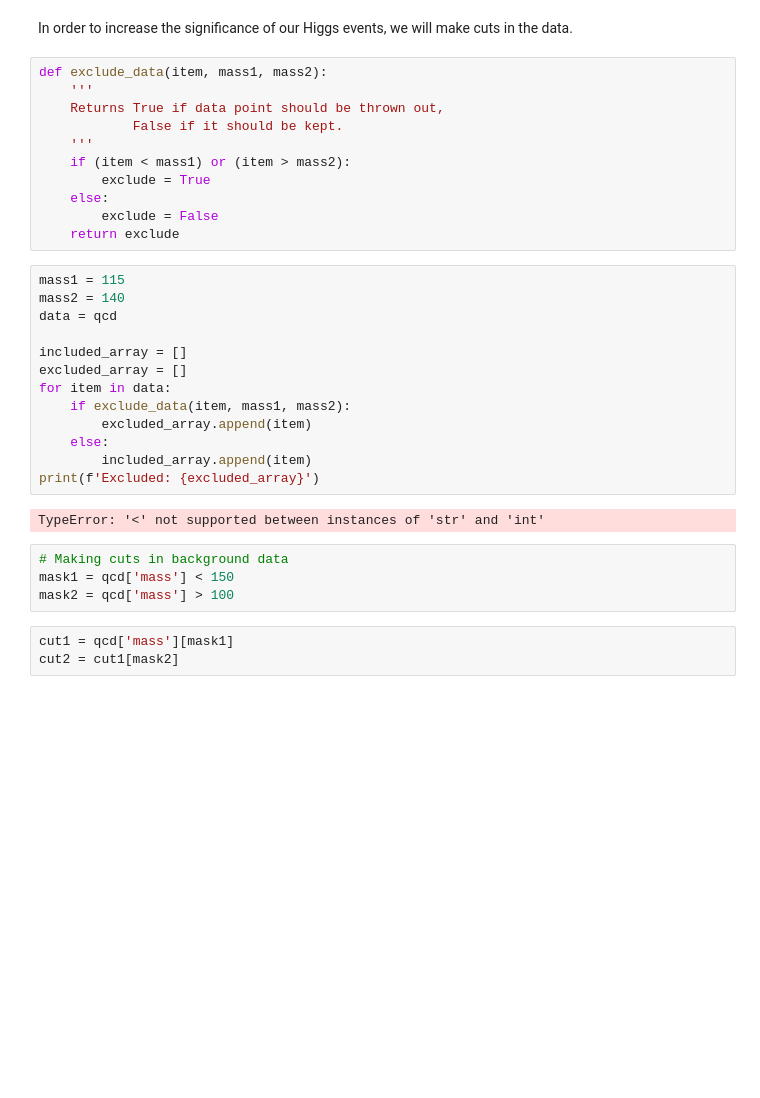
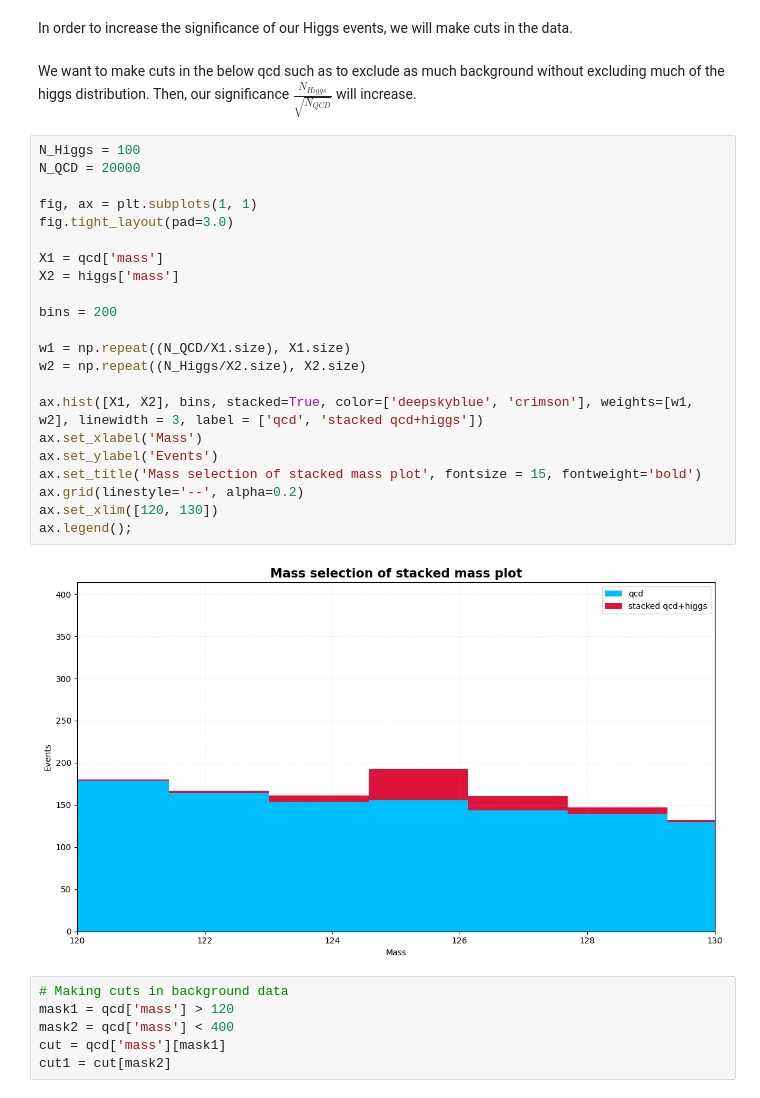
Before and after one commit to SOLHAUG13/Phys434_Autumn2021, a Jupyter notebook: Lab7/Lab7_PHYS434_Solhaug_Erik.ipynb, the cells around one changed output. Drawn from its saved outputs; the diff is of its cells as text; blank space fills up the shorter version.

Commit message:
high significance achieved

```diff
--- a/Lab7/Lab7_PHYS434_Solhaug_Erik.ipynb
+++ b/Lab7/Lab7_PHYS434_Solhaug_Erik.ipynb
@@ -163,37 +165,36 @@ The shorthand method yields a higher significance (higher value) than using Pois
 ## Problem 2
 # %% [markdown]
 In order to increase the significance of our Higgs events, we will make cuts in the data.
-# %%
-def exclude_data(item, mass1, mass2):
-    '''
-    Returns True if data point should be thrown out,
-            False if it should be kept.
-    '''
-    if (item < mass1) or (item > mass2):
-        exclude = True
-    else:
-        exclude = False
-    return exclude
-# %%
-mass1 = 115
-mass2 = 140
-data = qcd
-
-included_array = []
-excluded_array = []
-for item in data:
-    if exclude_data(item, mass1, mass2):
-        excluded_array.append(item)
-    else:
-        included_array.append(item)
-print(f'Excluded: {excluded_array}')
-# %% [output]
-TypeError: '<' not supported between instances of 'str' and 'int'
+# %% [markdown]
+We want to make cuts in the below qcd such as to exclude as much background without excluding much of the higgs distribution. Then, our significance $\frac{N_{Higgs}}{\sqrt{N_{QCD}}}$ will increase.
+# %%
+N_Higgs = 100
+N_QCD = 20000
+
+fig, ax = plt.subplots(1, 1)
+fig.tight_layout(pad=3.0)
+
+X1 = qcd['mass']
+X2 = higgs['mass']
+
+bins = 200
+
+w1 = np.repeat((N_QCD/X1.size), X1.size)
+w2 = np.repeat((N_Higgs/X2.size), X2.size)
+
+ax.hist([X1, X2], bins, stacked=True, color=['deepskyblue', 'crimson'], weights=[w1, w2], linewidth = 3, label = ['qcd', 'stacked qcd+higgs'])
+ax.set_xlabel('Mass')
+ax.set_ylabel('Events')
+ax.set_title('Mass selection of stacked mass plot', fontsize = 15, fontweight='bold')
+ax.grid(linestyle='--', alpha=0.2)
+ax.set_xlim([120, 130])
+ax.legend();
+# %% [output]
+[figure, added]
 # %%
 # Making cuts in background data
-mask1 = qcd['mass'] < 150
-mask2 = qcd['mass'] > 100
+mask1 = qcd['mass'] > 120
+mask2 = qcd['mass'] < 400
+cut = qcd['mass'][mask1]
+cut1 = cut[mask2]
-# %%
-cut1 = qcd['mass'][mask1]
-cut2 = cut1[mask2]
 # %%
```
Also changed, not shown: parts of 45 cells of this notebook, 1 other file.
